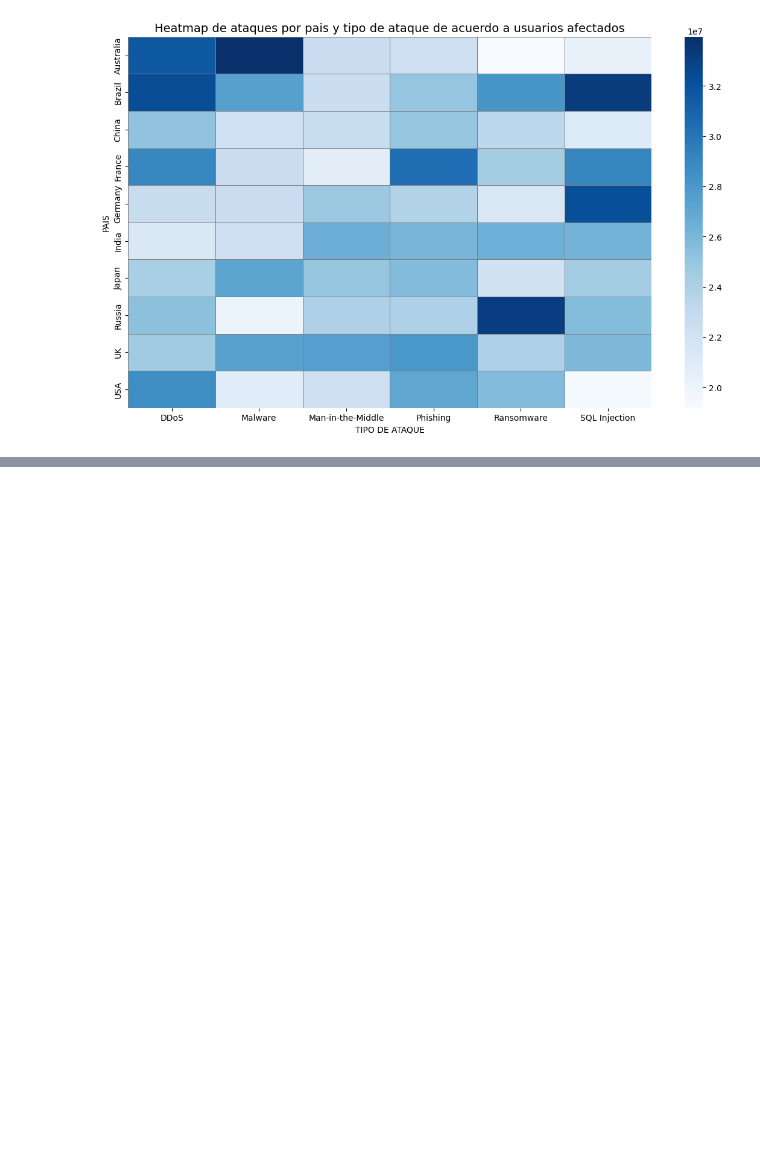
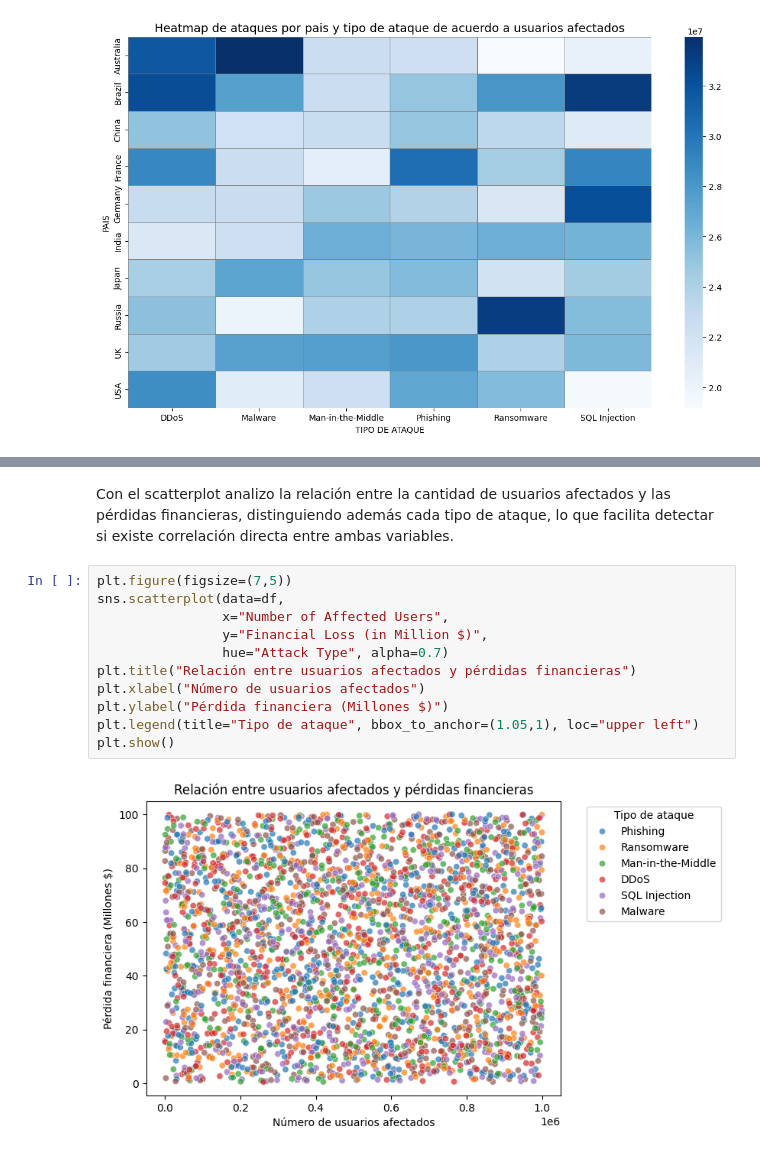
Before and after one commit to Bryan810/Grupo_9_tarea_3, a Jupyter notebook: sample.ipynb, the cells around one changed output, grey strips where cells are left out. Drawn from its saved outputs; the diff is of its cells as text; blank space fills up the shorter version.

```diff
--- a/sample.ipynb
+++ b/sample.ipynb
@@ -171,0 +194,15 @@ True
+# %% [markdown]
+Con el scatterplot analizo la relación entre la cantidad de usuarios afectados y las pérdidas financieras, distinguiendo además cada tipo de ataque, lo que facilita detectar si existe correlación directa entre ambas variables.
+# %%
+plt.figure(figsize=(7,5))
+sns.scatterplot(data=df,
+                x="Number of Affected Users",
+                y="Financial Loss (in Million $)",
+                hue="Attack Type", alpha=0.7)
+plt.title("Relación entre usuarios afectados y pérdidas financieras")
+plt.xlabel("Número de usuarios afectados")
+plt.ylabel("Pérdida financiera (Millones $)")
+plt.legend(title="Tipo de ataque", bbox_to_anchor=(1.05,1), loc="upper left")
+plt.show()
+# %% [output]
+[figure, added]
```
Also changed, not shown: parts of 9 cells of this notebook.
